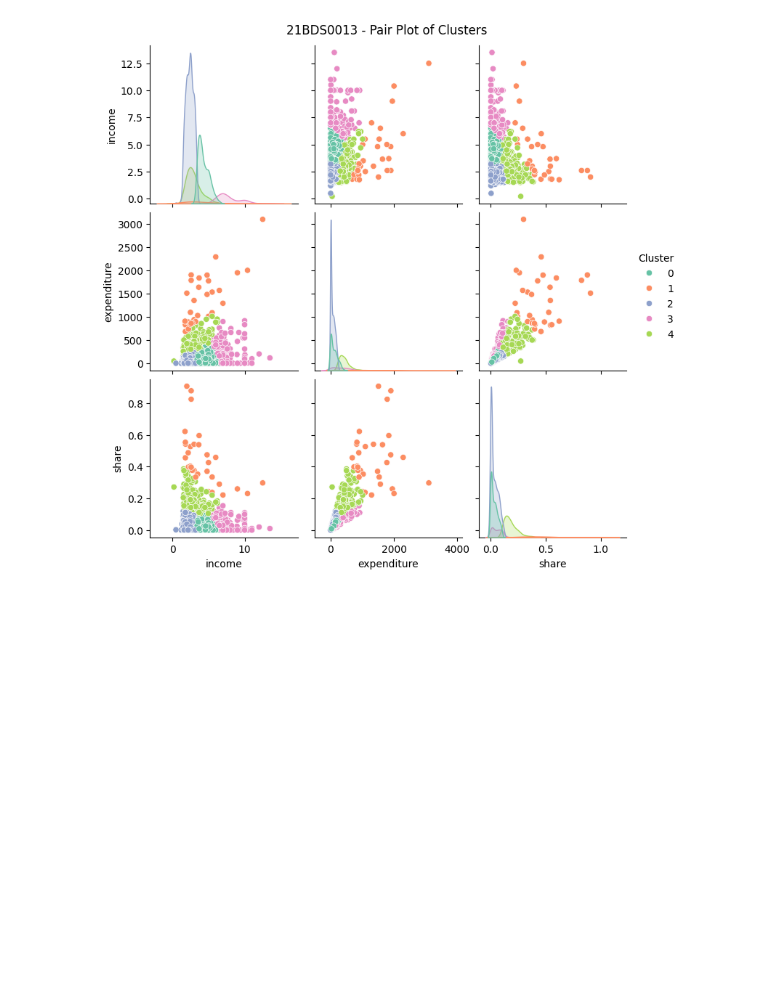
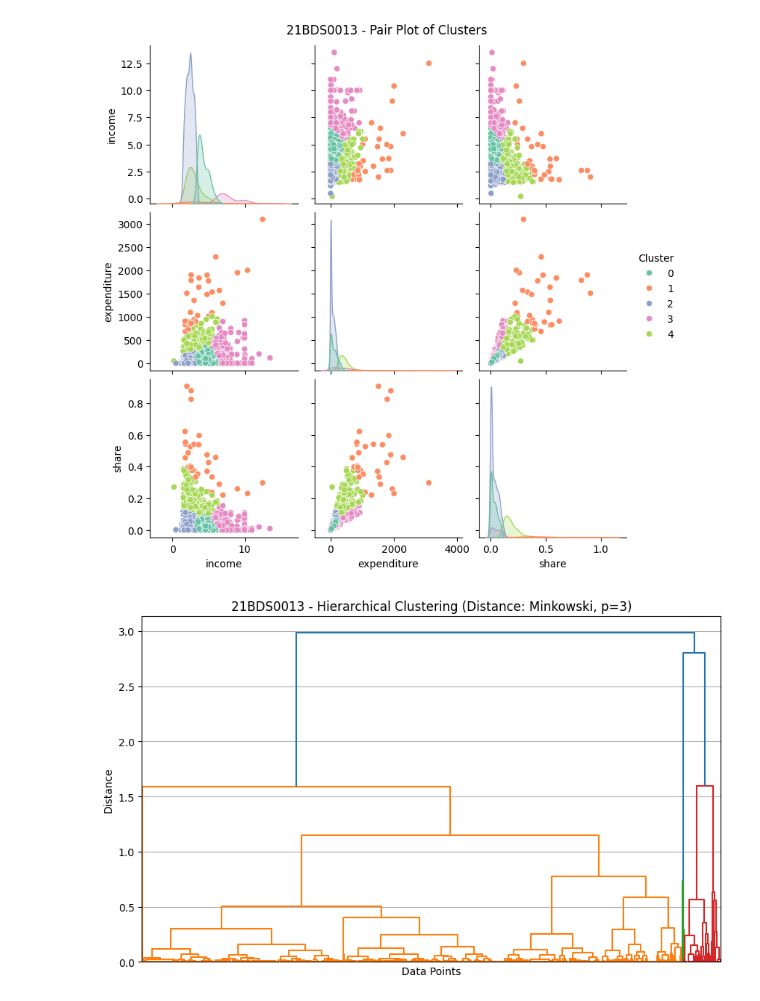
Before and after one commit to harshrjain/EDA, a Jupyter notebook: 21BDS0013.ipynb, the cells around one changed output. Saved outputs shown, nothing was run; the diff lists cells and outputs as text; code cells hidden in the pictures; blank space fills up the shorter version.

```diff
--- a/21BDS0013.ipynb
+++ b/21BDS0013.ipynb
@@ -767,3 +767,25 @@ plt.suptitle("21BDS0013 - Pair Plot of Clusters", y=1.02)
 plt.show()
 # %% [output]
 [figure]
+# %%
+#5. Hierarchical Clustering with Minkowski Distance
+from scipy.spatial.distance import pdist, squareform
+from scipy.cluster.hierarchy import linkage, dendrogram
+import matplotlib.pyplot as plt
+
+# Standardize the income column
+scaler = StandardScaler()
+income_scaled = scaler.fit_transform(income_data)
+
+minkowski_dist = pdist(income_scaled, metric='minkowski', p=3)
+Z_minkowski = linkage(minkowski_dist, method='average')
+
+plt.figure(figsize=(10, 6))
+dendrogram(Z_minkowski, no_labels=True)
+plt.title("21BDS0013 - Hierarchical Clustering (Distance: Minkowski, p=3)")
+plt.xlabel("Data Points")
+plt.ylabel("Distance")
+plt.grid(True)
+plt.show()
+# %% [output]
+[figure, added]
```
Also changed, not shown: parts of 9 cells of this notebook.
